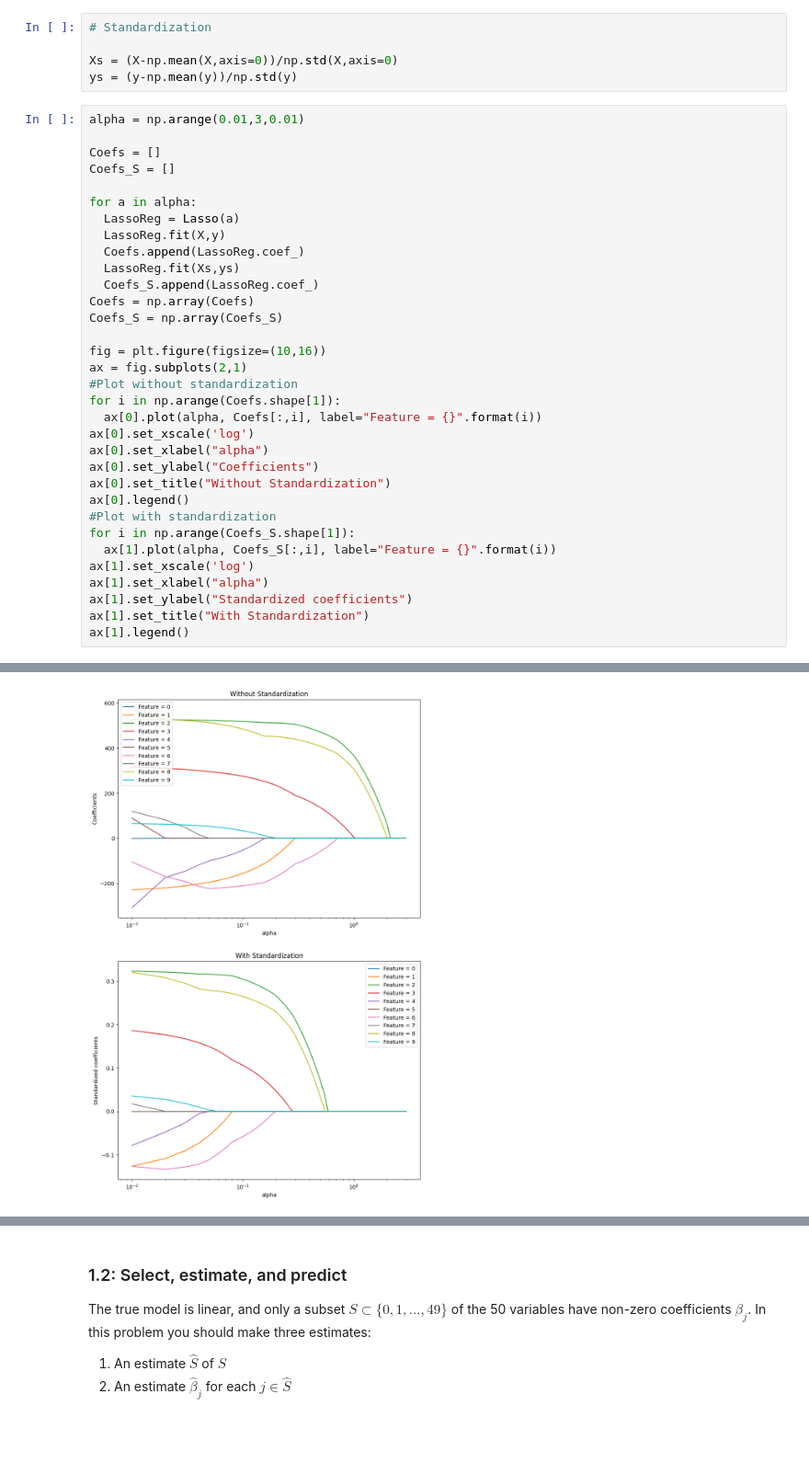
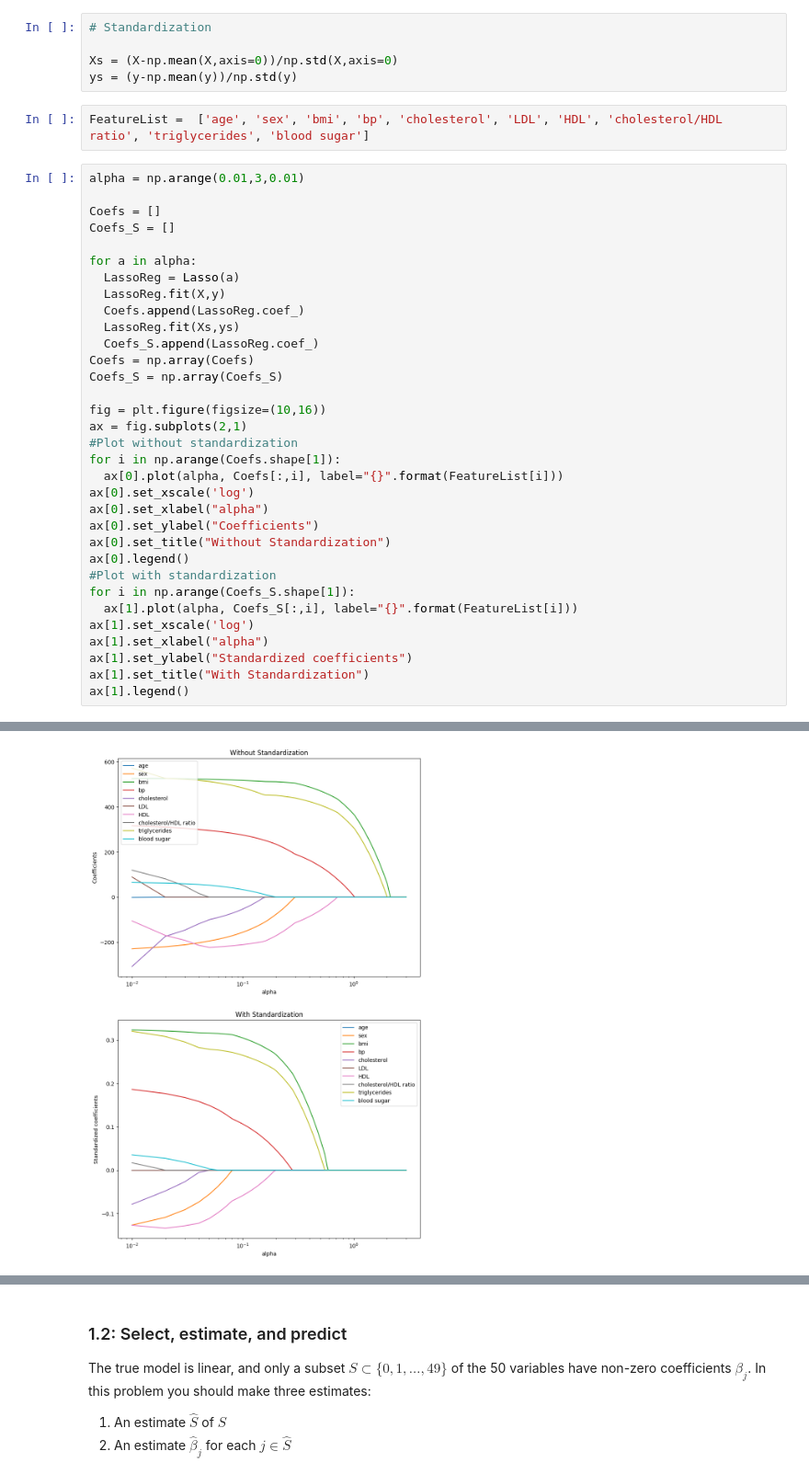
Before and after one commit to RobertKZB/RobertKZB, a Jupyter notebook: assignments/assn1/assn1.ipynb, the cells around one changed output, grey strips where cells are left out. Shown: that part at 92% size. Cells and saved outputs as stored; diff of their text form; blank space fills up the shorter version.

```diff
--- a/assignments/assn1/assn1.ipynb
+++ b/assignments/assn1/assn1.ipynb
@@ -83,39 +67,41 @@ When the predictors are standardized, what order do they appear in the lasso fit
 
 Xs = (X-np.mean(X,axis=0))/np.std(X,axis=0)
 ys = (y-np.mean(y))/np.std(y)
+# %%
+FeatureList =  ['age', 'sex', 'bmi', 'bp', 'cholesterol', 'LDL', 'HDL', 'cholesterol/HDL ratio', 'triglycerides', 'blood sugar']
 # %%
 alpha = np.arange(0.01,3,0.01)
 
 Coefs = []
 Coefs_S = []
 
 for a in alpha:
   LassoReg = Lasso(a)
   LassoReg.fit(X,y)
   Coefs.append(LassoReg.coef_)
   LassoReg.fit(Xs,ys)
   Coefs_S.append(LassoReg.coef_)
 Coefs = np.array(Coefs)
 Coefs_S = np.array(Coefs_S)
 
 fig = plt.figure(figsize=(10,16))
 ax = fig.subplots(2,1)
 #Plot without standardization
 for i in np.arange(Coefs.shape[1]):
-  ax[0].plot(alpha, Coefs[:,i], label="Feature = {}".format(i))
+  ax[0].plot(alpha, Coefs[:,i], label="{}".format(FeatureList[i]))
 ax[0].set_xscale('log')
 ax[0].set_xlabel("alpha")
 ax[0].set_ylabel("Coefficients")
 ax[0].set_title("Without Standardization")
 ax[0].legend()
 #Plot with standardization
 for i in np.arange(Coefs_S.shape[1]):
-  ax[1].plot(alpha, Coefs_S[:,i], label="Feature = {}".format(i))
+  ax[1].plot(alpha, Coefs_S[:,i], label="{}".format(FeatureList[i]))
 ax[1].set_xscale('log')
 ax[1].set_xlabel("alpha")
 ax[1].set_ylabel("Standardized coefficients")
 ax[1].set_title("With Standardization")
 ax[1].legend()
 # %% [output]
 <matplotlib.legend.Legend at 0x...>
-[figure, old version]
+[figure, new version]
```
Also changed, not shown: parts of 17 cells of this notebook.
